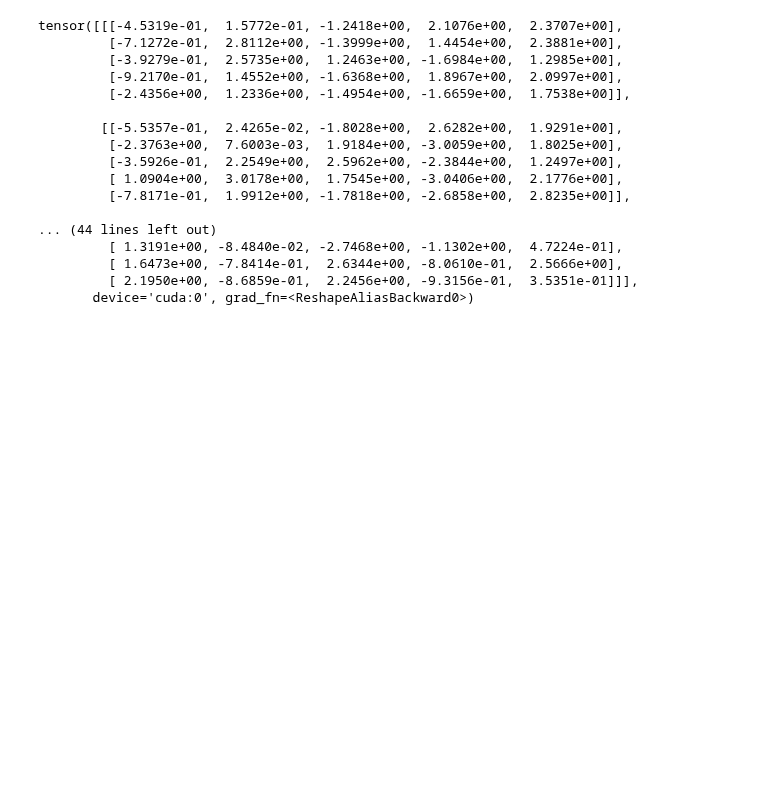
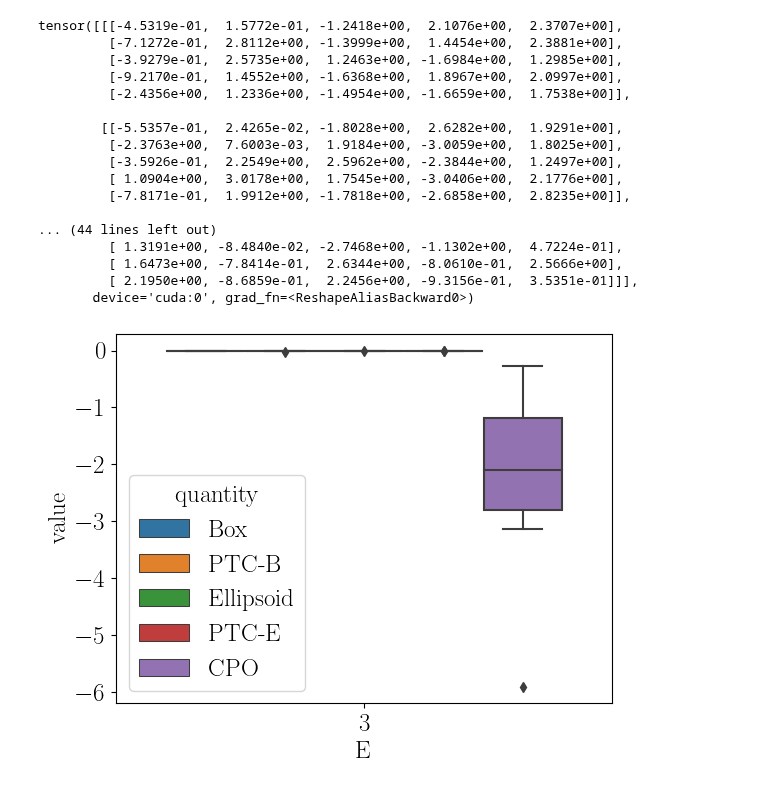
Before and after one commit to yashpatel5400/csi, a Jupyter notebook: conformal-po/ellipsoid.ipynb, the cells around one changed output. Saved outputs shown, nothing was run; the diff lists cells and outputs as text; code cells hidden in the pictures; blank space fills up the shorter version.

```diff
--- a/conformal-po/ellipsoid.ipynb
+++ b/conformal-po/ellipsoid.ipynb
@@ -142,0 +149,43 @@ for task_name in task_names:
+# %%
+full_dfs = []
+for task_idx, task_name in enumerate(task_names):
+    dfs = []
+    for method_name in method_names:
+        fn = os.path.join("results", task_name, f"{method_name}.csv")
+        dfs.append(pd.read_csv(fn, index_col=0))
+
+    df = pd.concat(dfs).T
+    df.columns = method_names
+    df["E"] = task_idx
+    full_dfs.append(df)
+full_df = pd.concat(full_dfs)
+# %%
+plt.rcParams['text.usetex'] = True
+plt.rcParams['mathtext.fontset'] = 'stix'
+plt.rcParams['font.family'] = 'STIXGeneral'
+
+SMALL_SIZE = 12
+MEDIUM_SIZE = 14
+BIGGER_SIZE = 18
+
+plt.rc('font', size=BIGGER_SIZE)          # controls default text sizes
+plt.rc('axes', titlesize=BIGGER_SIZE)     # fontsize of the axes title
+plt.rc('axes', labelsize=BIGGER_SIZE)    # fontsize of the x and y labels
+plt.rc('xtick', labelsize=BIGGER_SIZE)    # fontsize of the tick labels
+plt.rc('ytick', labelsize=BIGGER_SIZE)    # fontsize of the tick labels
+plt.rc('legend', fontsize=BIGGER_SIZE)    # legend fontsize
+plt.rc('figure', titlesize=BIGGER_SIZE)  # fontsize of the figure title
+# %%
+import seaborn as sns
+
+ax = (
+    full_df.set_index('E', append=True)  # set E as part of the index
+      .stack()                      # pull A - D into rows
+      .to_frame()                   # convert to a dataframe
+      .reset_index()                # make the index into reg. columns
+      .rename(columns={'level_2': 'quantity', 0: 'value'})  # rename columns
+      .drop('level_0', axis='columns')   # drop junk columns
+      .pipe((sns.boxplot, 'data'), x='E', y='value', hue='quantity', order=[3])
+)
+# %% [output]
+[figure, added]
```
Also changed, not shown: parts of 17 cells of this notebook, 1 other file.
